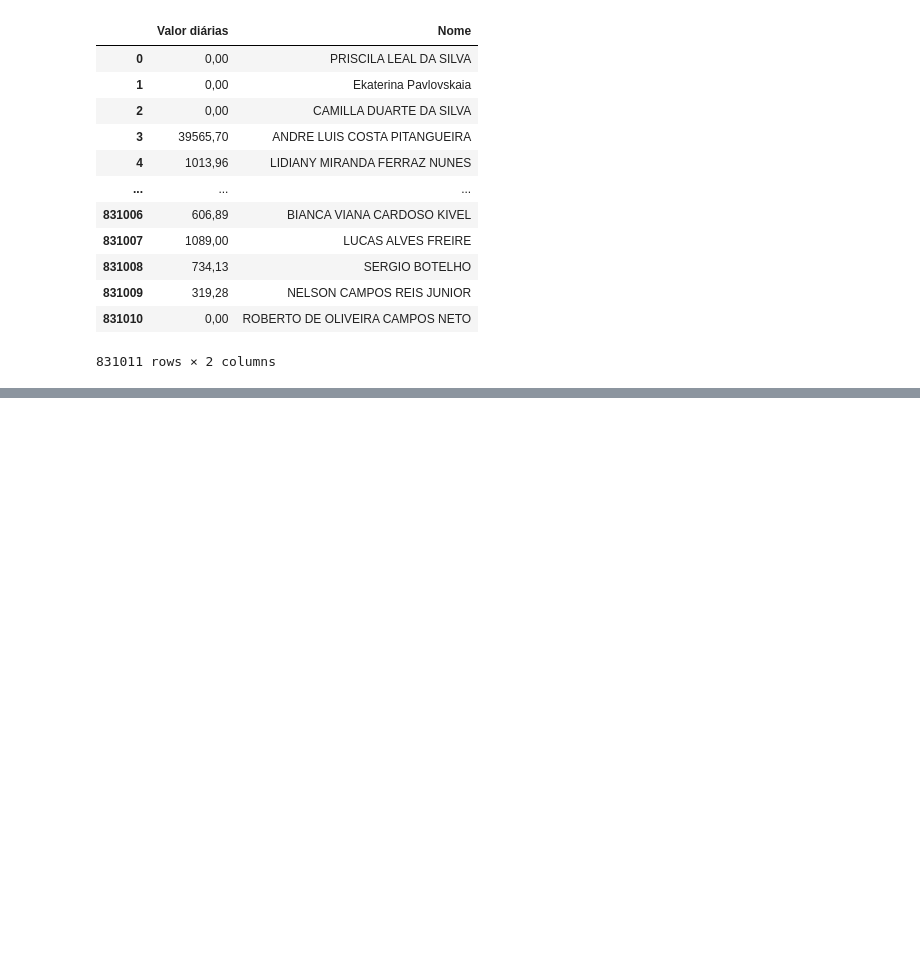
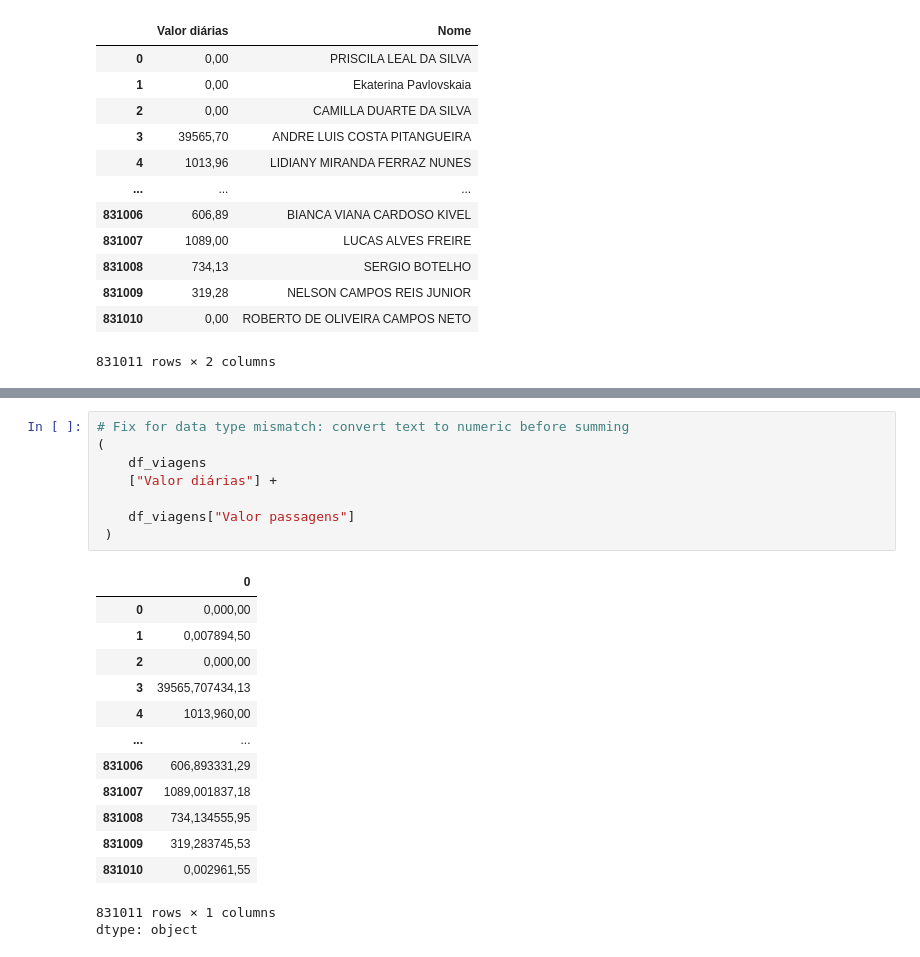
Before and after one commit to GuihJF/python_for_data_analysis, a Jupyter notebook: Data_Test_Python_for_Data.ipynb, the cells around one changed output, grey strips where cells are left out. Drawn from its saved outputs; the diff is of its cells as text; blank space fills up the shorter version.

```diff
--- a/Data_Test_Python_for_Data.ipynb
+++ b/Data_Test_Python_for_Data.ipynb
@@ -105,0 +135,23 @@ df_viagens[["Valor diárias", "Valor passagens"]]
+# %%
+# Fix for data type mismatch: convert text to numeric before summing
+(
+    df_viagens
+    ["Valor diárias"] +
+
+    df_viagens["Valor passagens"]
+ )
+# %% [output]
+|  | 0 |
+| 0 | 0,000,00 |
+| 1 | 0,007894,50 |
+| 2 | 0,000,00 |
+| 3 | 39565,707434,13 |
+| 4 | 1013,960,00 |
+| ... | ... |
+| 831006 | 606,893331,29 |
+| 831007 | 1089,001837,18 |
+| 831008 | 734,134555,95 |
+| 831009 | 319,283745,53 |
+| 831010 | 0,002961,55 |
+831011 rows × 1 columns
+dtype: object
```
Also changed, not shown: parts of 2 cells of this notebook.
